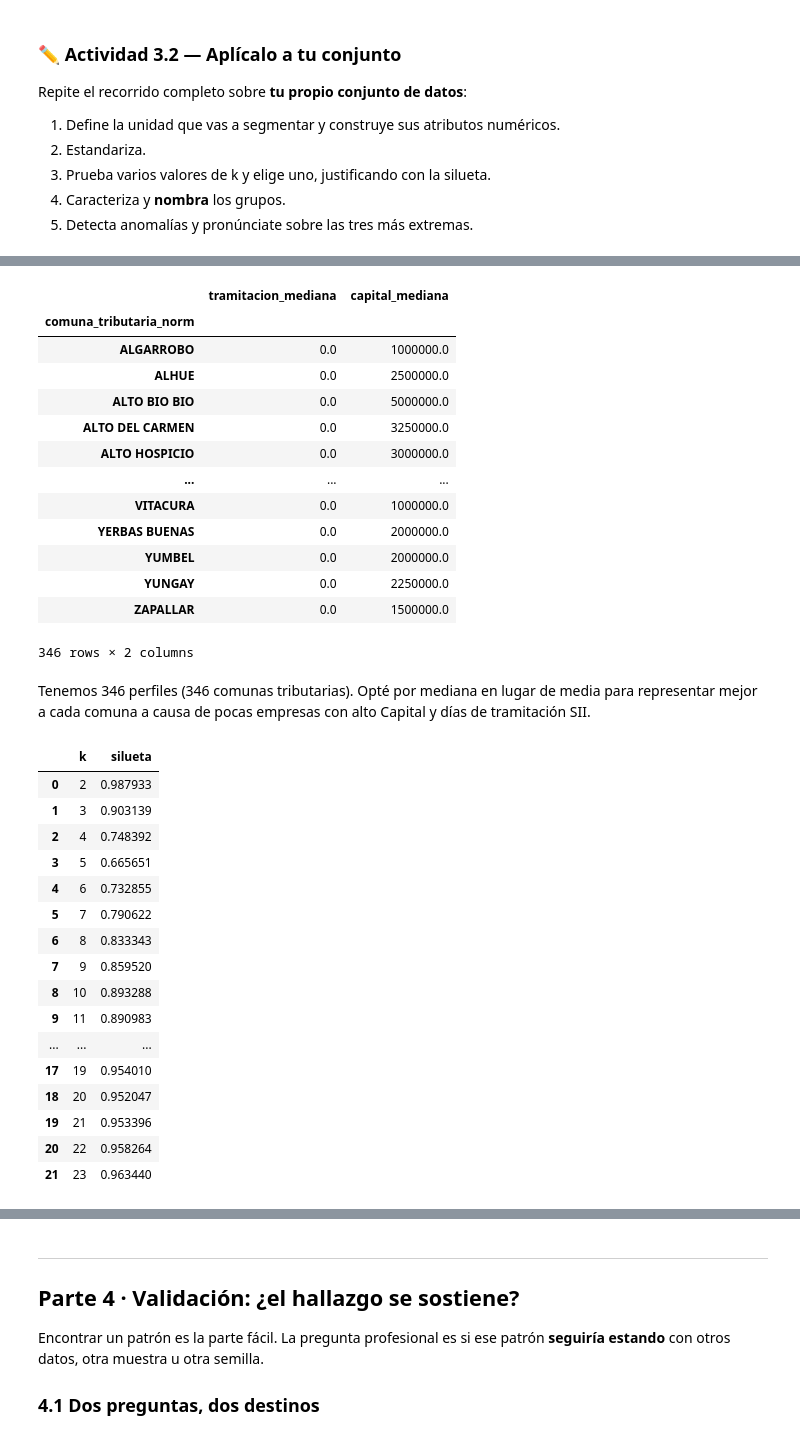
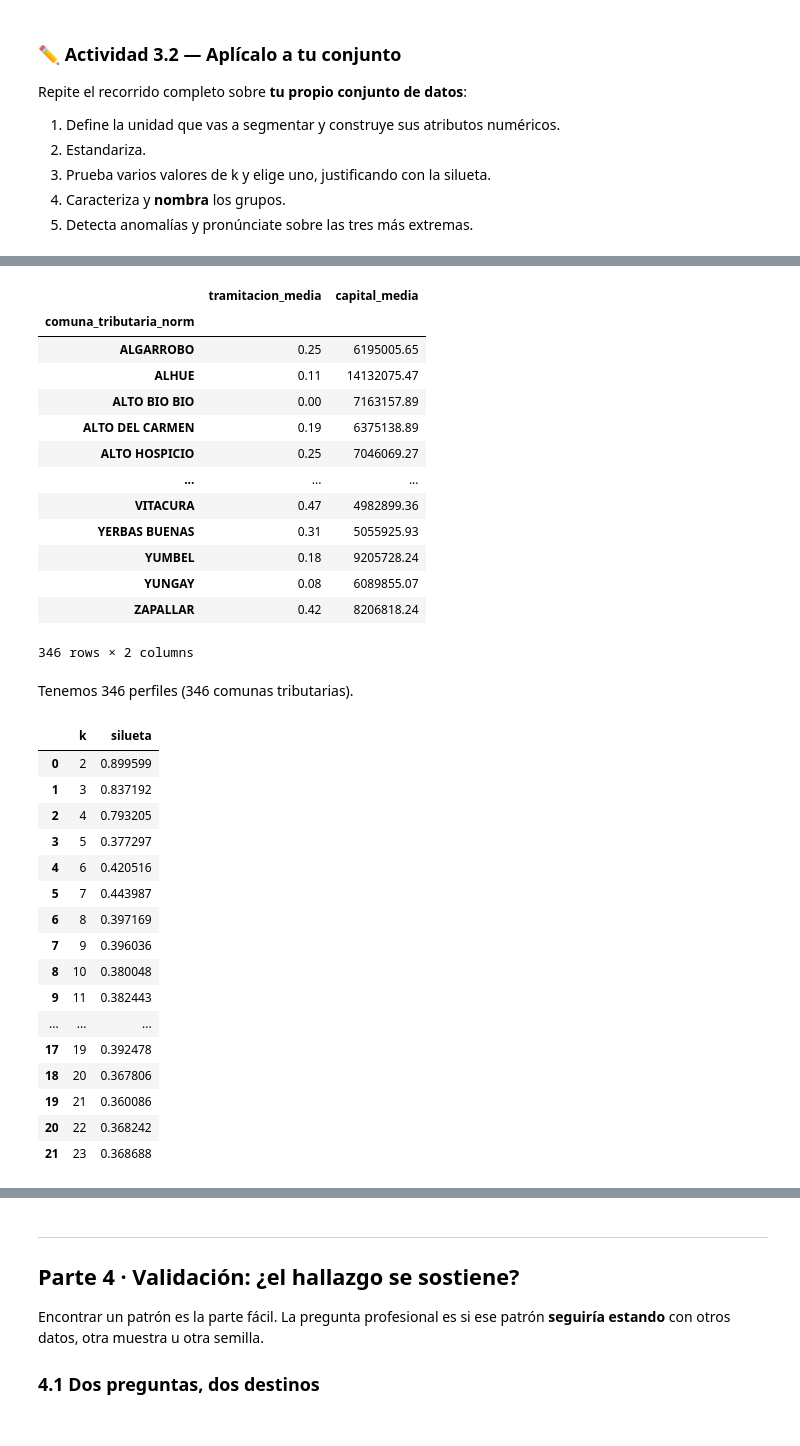
Before and after one commit to beneducarrco99/S4_Laboratorio4_CDD_Carrasco_Benjamin, a Jupyter notebook: S4_Notebook_Laboratorio_CDD_Carrasco_Benjamin.ipynb, the cells around one changed output, grey strips where cells are left out. Cells and saved outputs as stored; diff of their text form; code cells hidden in the pictures.

```diff
--- a/S4_Notebook_Laboratorio_CDD_Carrasco_Benjamin.ipynb
+++ b/S4_Notebook_Laboratorio_CDD_Carrasco_Benjamin.ipynb
@@ -455,31 +461,31 @@ mio.head()
 # %%
 # Tu código aquí
 
 # Creamos el perfil agrupando por la columna "comuna_tributaria_norm"
 perfil2 = mio.groupby('comuna_tributaria_norm').agg(
-    tramitacion_mediana = ('dias_tramitacion_registro', 'median'),
-    capital_mediana = ('Capital', 'median')
+    tramitacion_media = ('dias_tramitacion_registro', 'mean'),
+    capital_media = ('Capital', 'mean')
 )
 
 perfil2 = perfil2.dropna()
-display(perfil2.round(3))
+display(perfil2.round(2))
 # %% [output]
-|  | tramitacion_mediana | capital_mediana |
+|  | tramitacion_media | capital_media |
 | comuna_tributaria_norm |  |  |
-| ALGARROBO | 0.0 | 1000000.0 |
-| ALHUE | 0.0 | 2500000.0 |
-| ALTO BIO BIO | 0.0 | 5000000.0 |
-| ALTO DEL CARMEN | 0.0 | 3250000.0 |
-| ALTO HOSPICIO | 0.0 | 3000000.0 |
+| ALGARROBO | 0.25 | 6195005.65 |
+| ALHUE | 0.11 | 14132075.47 |
+| ALTO BIO BIO | 0.00 | 7163157.89 |
+| ALTO DEL CARMEN | 0.19 | 6375138.89 |
+| ALTO HOSPICIO | 0.25 | 7046069.27 |
 | ... | ... | ... |
-| VITACURA | 0.0 | 1000000.0 |
-| YERBAS BUENAS | 0.0 | 2000000.0 |
-| YUMBEL | 0.0 | 2000000.0 |
-| YUNGAY | 0.0 | 2250000.0 |
-| ZAPALLAR | 0.0 | 1500000.0 |
+| VITACURA | 0.47 | 4982899.36 |
+| YERBAS BUENAS | 0.31 | 5055925.93 |
+| YUMBEL | 0.18 | 9205728.24 |
+| YUNGAY | 0.08 | 6089855.07 |
+| ZAPALLAR | 0.42 | 8206818.24 |
 346 rows × 2 columns
-# %% [markdown]
-Tenemos 346 perfiles (346 comunas tributarias). Opté por mediana en lugar de media para representar mejor a cada comuna a causa de pocas empresas con alto Capital y días de tramitación SII.
+# %% [markdown]
+Tenemos 346 perfiles (346 comunas tributarias).
 # %%
 # Estandarizamos nuestros perfiles
 escalador = StandardScaler()
@@ -502,20 +508,20 @@ evaluacion = pd.DataFrame(
 display(evaluacion)
 # %% [output]
 |  | k | silueta |
-| 0 | 2 | 0.987933 |
-| 1 | 3 | 0.903139 |
-| 2 | 4 | 0.748392 |
-| 3 | 5 | 0.665651 |
-| 4 | 6 | 0.732855 |
-| 5 | 7 | 0.790622 |
-| 6 | 8 | 0.833343 |
-| 7 | 9 | 0.859520 |
-| 8 | 10 | 0.893288 |
-| 9 | 11 | 0.890983 |
+| 0 | 2 | 0.899599 |
+| 1 | 3 | 0.837192 |
+| 2 | 4 | 0.793205 |
+| 3 | 5 | 0.377297 |
+| 4 | 6 | 0.420516 |
+| 5 | 7 | 0.443987 |
+| 6 | 8 | 0.397169 |
+| 7 | 9 | 0.396036 |
+| 8 | 10 | 0.380048 |
+| 9 | 11 | 0.382443 |
 | ... | ... | ... |
-| 17 | 19 | 0.954010 |
-| 18 | 20 | 0.952047 |
-| 19 | 21 | 0.953396 |
-| 20 | 22 | 0.958264 |
-| 21 | 23 | 0.963440 |
+| 17 | 19 | 0.392478 |
+| 18 | 20 | 0.367806 |
+| 19 | 21 | 0.360086 |
+| 20 | 22 | 0.368242 |
+| 21 | 23 | 0.368688 |
 # %% [markdown]
```
Also changed, not shown: parts of 29 cells of this notebook.
